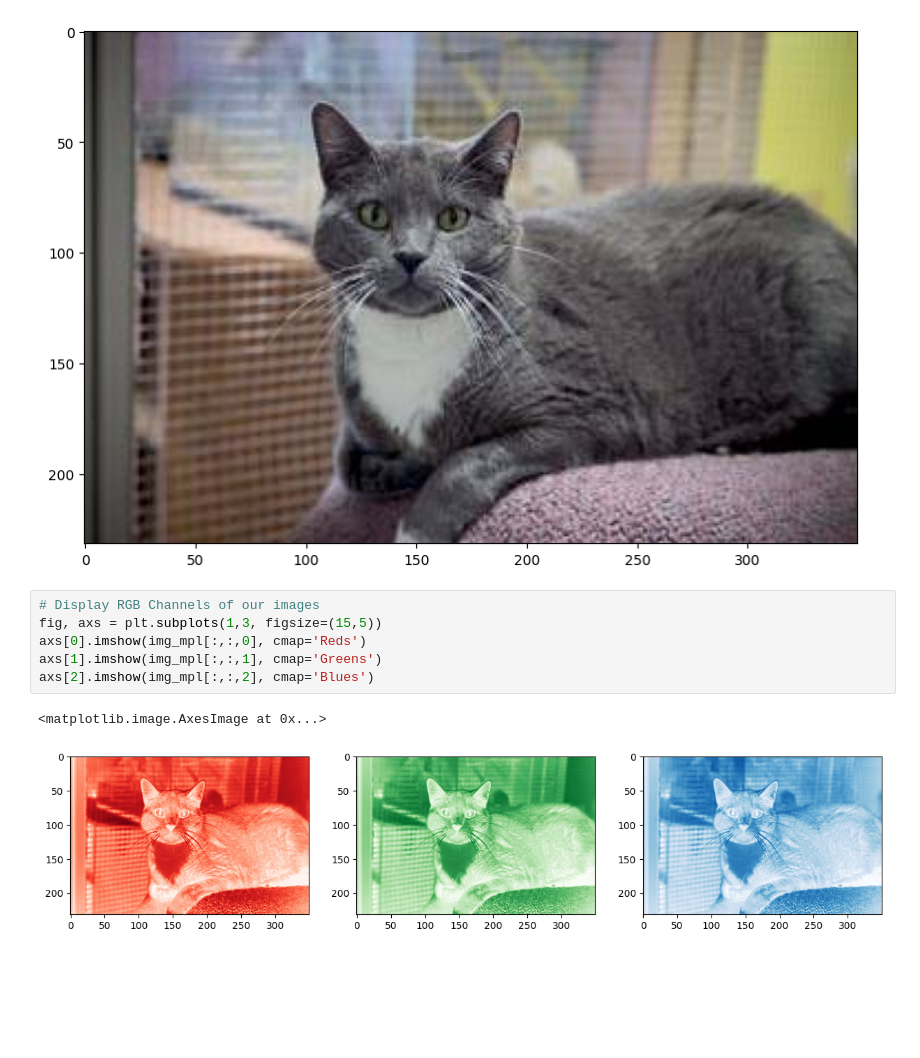
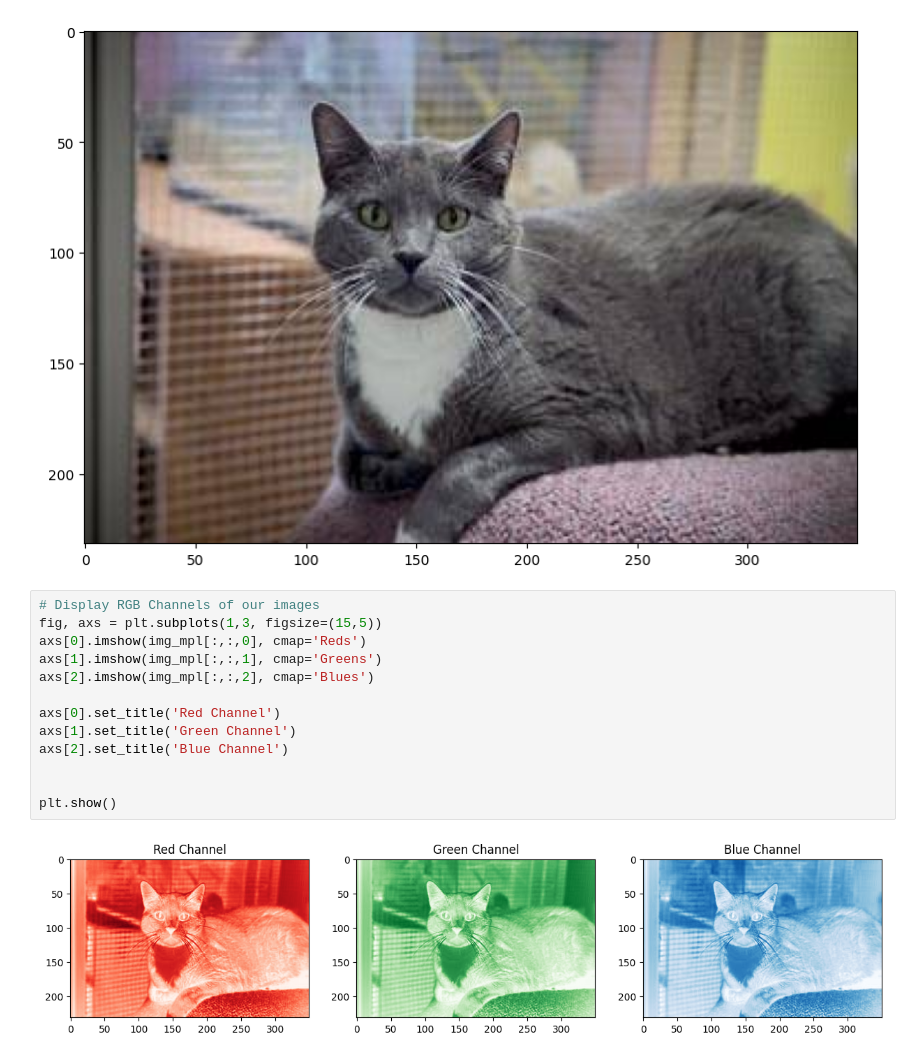
Before and after one commit to owaisahmad315/Computer-Vision, a Jupyter notebook: image-processing-with-opencv-and-python.ipynb, the cells around one changed output. Drawn from its saved outputs; the diff is of its cells as text; blank space fills up the shorter version.

Commit message:
Kaggle Notebook | image processing with OpenCv and Python | Version 3

```diff
--- a/image-processing-with-opencv-and-python.ipynb
+++ b/image-processing-with-opencv-and-python.ipynb
@@ -34,9 +34,15 @@ plt.show()
 # %%
 # Display RGB Channels of our images
 fig, axs = plt.subplots(1,3, figsize=(15,5))
 axs[0].imshow(img_mpl[:,:,0], cmap='Reds')
 axs[1].imshow(img_mpl[:,:,1], cmap='Greens')
 axs[2].imshow(img_mpl[:,:,2], cmap='Blues')
+
+axs[0].set_title('Red Channel')
+axs[1].set_title('Green Channel')
+axs[2].set_title('Blue Channel')
+
+
+plt.show()
 # %% [output]
-<matplotlib.image.AxesImage at 0x...>
-[figure, old version]
+[figure, new version]
```
Also changed, not shown: parts of 3 cells of this notebook.
